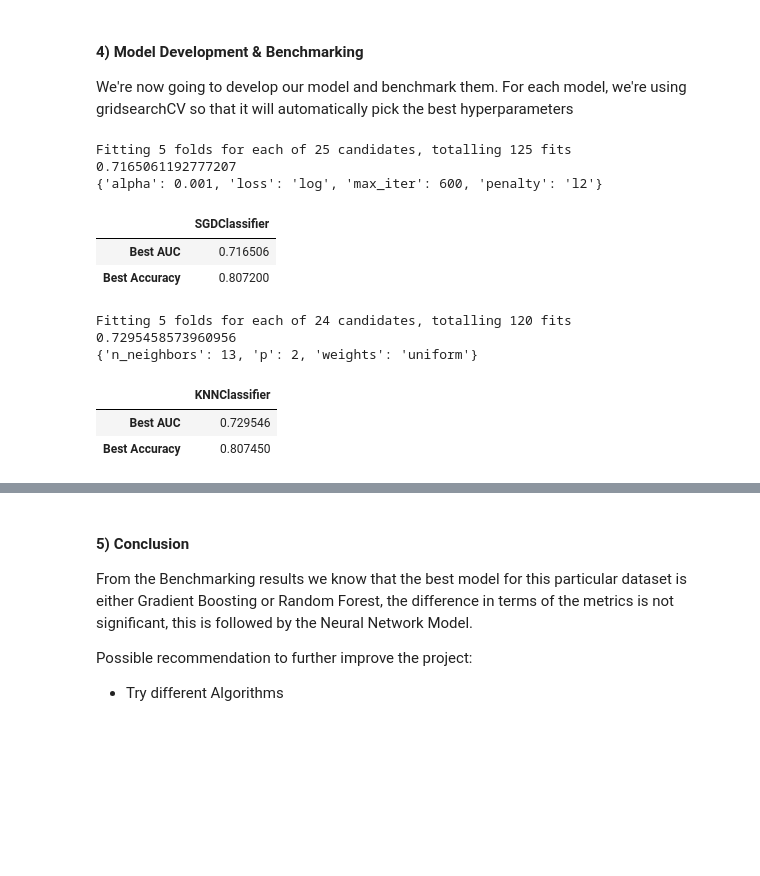
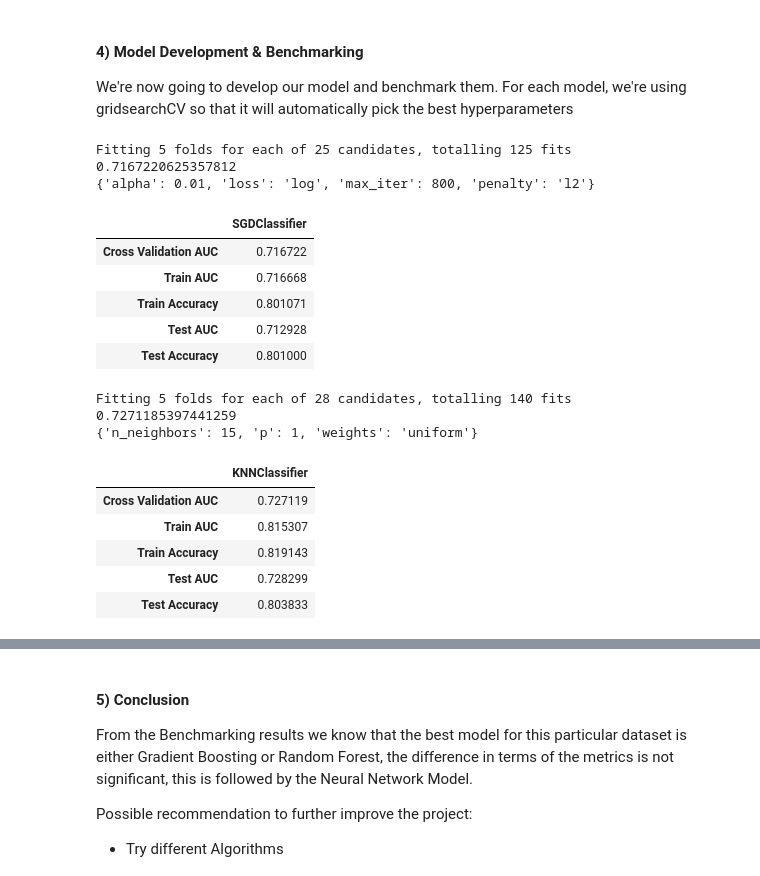
Before and after one commit to fajartria/SMLrepo, a Jupyter notebook: ML Benchmark - Credit Default Dataset.ipynb, the cells around one changed output, grey strips where cells are left out. Drawn from its saved outputs; the diff is of its cells as text; code cells hidden in the pictures; blank space fills up the shorter version.

```diff
--- a/ML Benchmark - Credit Default Dataset.ipynb
+++ b/ML Benchmark - Credit Default Dataset.ipynb
@@ -33,0 +98,8 @@ Let's start preprocessing the categorical variables first
+# %%
+# let us first split the data
+from sklearn.model_selection import train_test_split
+
+# define X and y
+X, y = base.iloc[:, 1:-1], base['default.payment.next.month']
+
+X_train, X_test, y_train, y_test = train_test_split(X, y, test_size=0.3, random_state=42, stratify=y)
@@ -114,10 +245,9 @@ OHE_df['PAY_AMT6'].fillna(OHE_df['PAY_AMT6'].mean(), inplace=True)
 # we will use robust scaler since it generally could handle outliers
 from sklearn.preprocessing import RobustScaler
 
-cols_to_scale = []
 
 # take continuous columns
-for col in OHE_df.columns:
+for col in X_test.columns:
     if col.startswith('BILL_A') or col.startswith('PAY_A'):
         cols_to_scale.append(col)
     elif col =="LIMIT_BAL" or col == "AGE":
@@ -125,18 +255,14 @@ for col in OHE_df.columns:
     else:
         continue
 
-# make transformer object
-transformer = make_column_transformer(
-    (RobustScaler(), cols_to_scale),
-    remainder='passthrough')
 
-# apply fit transform
-transformed = transformer.fit_transform(OHE_df)
-basetable = pd.DataFrame(transformed, columns=transformer.get_feature_names_out())
+# apply transform only
+transformed = transformer_scaler.transform(X_test)
+X_test = pd.DataFrame(transformed)
+
 
 # let's fix column names
-basetable.columns = basetable.columns.str.replace('robustscaler__', '')
-basetable.columns = basetable.columns.str.replace('remainder__', '')
-basetable.head()
+X_test.columns = colnames
+X_test.head()
 # %% [output]
 |  | LIMIT_BAL | AGE | BILL_AMT1 | BILL_AMT2 | BILL_AMT3 | BILL_AMT4 | BILL_AMT5 | BILL_AMT6 | PAY_AMT1 | ... |
@@ -256,27 +352,42 @@ sgd_gs = GridSearchCV(
 )
 
 # Fitting our GridSearchCV Object
-sgd_gs.fit(X, y)
+sgd_gs.fit(X_train, y_train)
 
 # get results
 results = sgd_gs.cv_results_
 
+# get best Model
+best = sgd_gs.best_estimator_
+
 # print best results & parameter
 print(sgd_gs.best_score_)
 print(sgd_gs.best_params_)
 # %% [output]
 Fitting 5 folds for each of 25 candidates, totalling 125 fits
-0.7165061192777207
-{'alpha': 0.001, 'loss': 'log', 'max_iter': 600, 'penalty': 'l2'}
+0.7167220625357812
+{'alpha': 0.01, 'loss': 'log', 'max_iter': 800, 'penalty': 'l2'}
+# %%
+# Now we apply the best model to make prediction on the test set
+from sklearn.metrics import accuracy_score
+from sklearn.metrics import roc_auc_score
+
+auc_test = roc_auc_score(y_test, best.predict_proba(X_test)[:, 1])
+acc_test = accuracy_score(y_test, np.argmax(best.predict_proba(X_test), axis = 1))
+auc_train = roc_auc_score(y_train, best.predict_proba(X_train)[:, 1])
+acc_train = accuracy_score(y_train, np.argmax(best.predict_proba(X_train), axis = 1))
 # %%
 # put result in a Dataframe
-d = {'SGDClassifier': [sgd_gs.best_score_, pd.DataFrame(results)['mean_test_Accuracy'].max()]}
-sgd_res = pd.DataFrame(data = d, index=["Best AUC", "Best Accuracy"])
+d = {'SGDClassifier': [sgd_gs.best_score_, auc_train, acc_train, auc_test, acc_test]}
+sgd_res = pd.DataFrame(data = d, index=["Cross Validation AUC", "Train AUC", "Train Accuracy", "Test AUC", "Test Accuracy"])
 sgd_res
 # %% [output]
 |  | SGDClassifier |
-| Best AUC | 0.716506 |
-| Best Accuracy | 0.807200 |
+| Cross Validation AUC | 0.716722 |
+| Train AUC | 0.716668 |
+| Train Accuracy | 0.801071 |
+| Test AUC | 0.712928 |
+| Test Accuracy | 0.801000 |
 # %%
 # Our 2nd Model is KNNclassifier
 from sklearn.neighbors import KNeighborsClassifier
@@ -287,7 +398,7 @@ knn = KNeighborsClassifier()
 scoring = {"AUC": "roc_auc", "Accuracy": make_scorer(accuracy_score)}
 
 param_knn = {
-    'n_neighbors': [3,5,7,9,11,13], # number of N
+    'n_neighbors': [3,5,7,9,11,13, 15], # number of N
     'weights': ['uniform', 'distance'], # equal weighting or distance weighting
     'p': [1,2] # Manhattan or Euclidean
 }
@@ -304,15 +415,18 @@ knn_gs = GridSearchCV(
 )
 
 # Fitting our GridSearchCV Object
-knn_gs.fit(X, y)
+knn_gs.fit(X_train, y_train)
 
 # get results
 results = knn_gs.cv_results_
 
+# get best Model
+best = knn_gs.best_estimator_
+
 # print best results & parameter
 print(knn_gs.best_score_)
 print(knn_gs.best_params_)
 # %% [output]
-Fitting 5 folds for each of 24 candidates, totalling 120 fits
-0.7295458573960956
-{'n_neighbors': 13, 'p': 2, 'weights': 'uniform'}
+Fitting 5 folds for each of 28 candidates, totalling 140 fits
+0.7271185397441259
+{'n_neighbors': 15, 'p': 1, 'weights': 'uniform'}
@@ -319,12 +442,15 @@ Fitting 5 folds for each of 24 candidates, totalling 120 fits
 # %%
 # put result in a Dataframe
-d = {'KNNClassifier': [knn_gs.best_score_, pd.DataFrame(results)['mean_test_Accuracy'].max()]}
-knn_res = pd.DataFrame(data = d, index=["Best AUC", "Best Accuracy"])
+d = {'KNNClassifier': [knn_gs.best_score_, auc_train, acc_train, auc_test, acc_test]}
+knn_res = pd.DataFrame(data = d, index=["Cross Validation AUC", "Train AUC", "Train Accuracy", "Test AUC", "Test Accuracy"])
 knn_res
 # %% [output]
 |  | KNNClassifier |
-| Best AUC | 0.729546 |
-| Best Accuracy | 0.807450 |
+| Cross Validation AUC | 0.727119 |
+| Train AUC | 0.815307 |
+| Train Accuracy | 0.819143 |
+| Test AUC | 0.728299 |
+| Test Accuracy | 0.803833 |
 # %%
 # Our 3rd Model is Support Vector Classifier (SVM)
 from sklearn.svm import SVC
```
Also changed, not shown: parts of 35 cells of this notebook, 1 other file.
